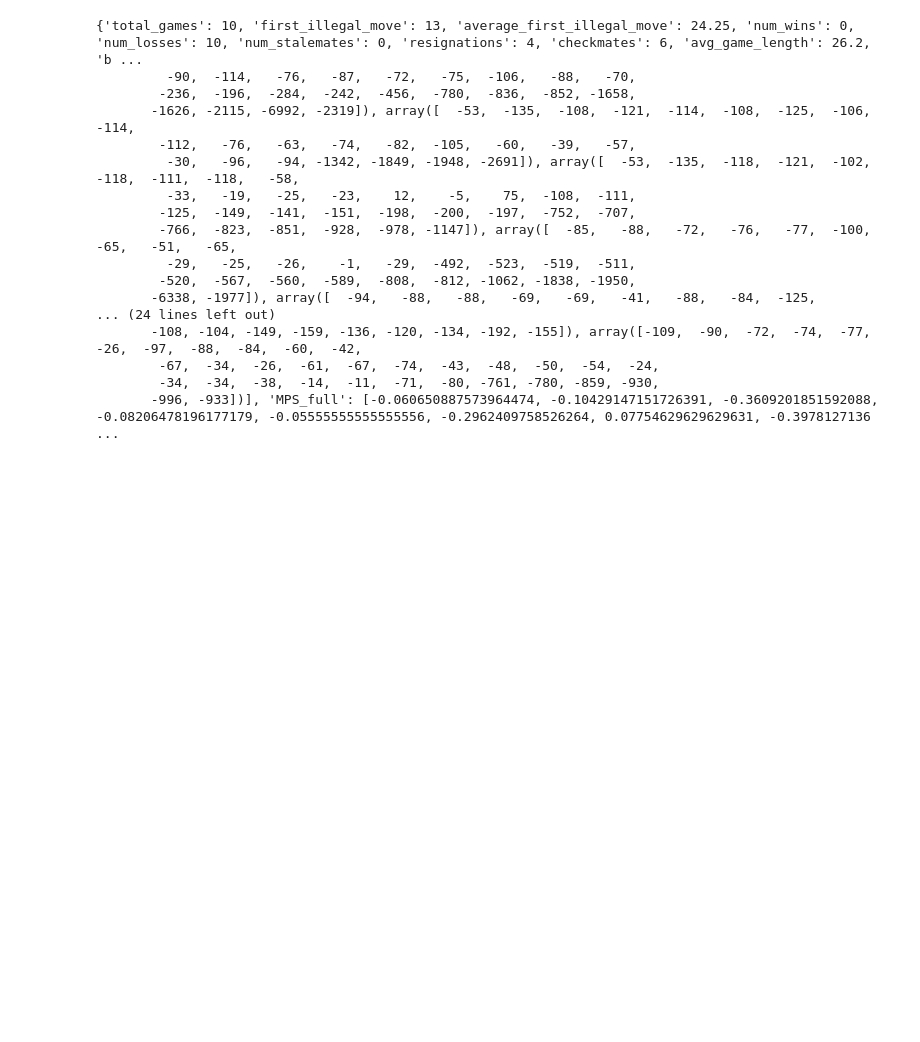
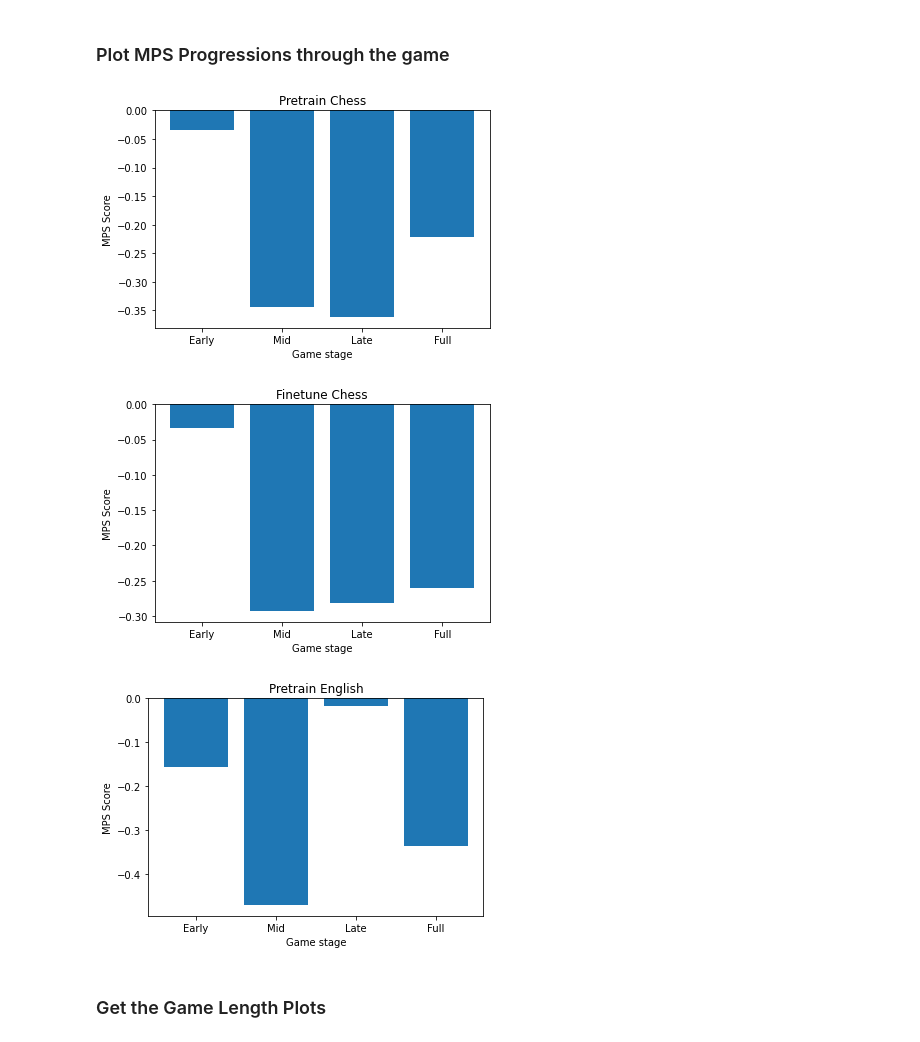
Before and after one commit to HarryMellsop/chept-2, a Jupyter notebook: analytics/analytics-notebook-gui.ipynb, the cells around one changed output. Drawn from its saved outputs; the diff is of its cells as text; code cells hidden in the pictures; blank space fills up the shorter version.

Commit message:
Updated analytics files

```diff
--- a/analytics/analytics-notebook-gui.ipynb
+++ b/analytics/analytics-notebook-gui.ipynb
@@ -7,25 +7,34 @@ base_path = './ckpts/ckpts-through-time'
 parameter_paths = ['pretrain_chess.pt', 'finetune_chess.pt', 'pretrain_english.pt'] # + ['finetune_commentary.pt']
 # %%
 with open(f'anal_pretrain_chess.pt.anal', 'rb') as f:
-    analytics = pickel.load(f)
+    analytics_pretrain_chess = pickel.load(f)
+
+with open(f'anal_finetune_chess.pt.anal', 'rb') as f:
+    analytics_finetune_chess = pickel.load(f)
+
+with open(f'anal_pretrain_english.pt.anal', 'rb') as f:
+    analytics_pretrain_english = pickel.load(f)
-# %%
-def plot_MPS_progression(analytics):
-    x_axis = ['Early', 'Mid', '']
-# %% [output]
-{'total_games': 10, 'first_illegal_move': 13, 'average_first_illegal_move': 24.25, 'num_wins': 0, 'num_losses': 10, 'num_stalemates': 0, 'resignations': 4, 'checkmates': 6, 'avg_game_length': 26.2, 'b ...
-         -90,  -114,   -76,   -87,   -72,   -75,  -106,   -88,   -70,
-        -236,  -196,  -284,  -242,  -456,  -780,  -836,  -852, -1658,
-       -1626, -2115, -6992, -2319]), array([  -53,  -135,  -108,  -121,  -114,  -108,  -125,  -106,  -114,
-        -112,   -76,   -63,   -74,   -82,  -105,   -60,   -39,   -57,
-         -30,   -96,   -94, -1342, -1849, -1948, -2691]), array([  -53,  -135,  -118,  -121,  -102,  -118,  -111,  -118,   -58,
-         -33,   -19,   -25,   -23,    12,    -5,    75,  -108,  -111,
-        -125,  -149,  -141,  -151,  -198,  -200,  -197,  -752,  -707,
-        -766,  -823,  -851,  -928,  -978, -1147]), array([  -85,   -88,   -72,   -76,   -77,  -100,   -65,   -51,   -65,
-         -29,   -25,   -26,    -1,   -29,  -492,  -523,  -519,  -511,
-        -520,  -567,  -560,  -589,  -808,  -812, -1062, -1838, -1950,
-       -6338, -1977]), array([  -94,   -88,   -88,   -69,   -69,   -41,   -88,   -84,  -125,
-... (24 lines left out)
-       -108, -104, -149, -159, -136, -120, -134, -192, -155]), array([-109,  -90,  -72,  -74,  -77,  -26,  -97,  -88,  -84,  -60,  -42,
-        -67,  -34,  -26,  -61,  -67,  -74,  -43,  -48,  -50,  -54,  -24,
-        -34,  -34,  -38,  -14,  -11,  -71,  -80, -761, -780, -859, -930,
-       -996, -933])], 'MPS_full': [-0.060650887573964474, -0.10429147151726391, -0.3609201851592088, -0.08206478196177179, -0.05555555555555556, -0.2962409758526264, 0.07754629629629631, -0.3978127136 ...
+# %% [markdown]
+### Plot MPS Progressions through the game
+# %%
+def plot_MPS_progression(analytics, title=""):
+    x_axis = ['Early', 'Mid', 'Late', 'Full']
+    MPS_early_mean = np.nanmean(analytics['MPS_early'])
+    MPS_mid_mean = np.nanmean(analytics['MPS_mid'])
+    MPS_late_mean = np.nanmean(analytics['MPS_late'])
+    MPS_full_mean = np.nanmean(analytics['MPS_full'])
+    plt.bar(np.arange(4), [MPS_early_mean, MPS_mid_mean, MPS_late_mean, MPS_full_mean], tick_label = x_axis)
+    plt.xlabel("Game stage")
+    plt.ylabel("MPS Score")
+    plt.title(title)
+    plt.show()
+# %%
+plot_MPS_progression(analytics_pretrain_chess, title="Pretrain Chess")
+plot_MPS_progression(analytics_finetune_chess, title="Finetune Chess")
+plot_MPS_progression(analytics_pretrain_english, title="Pretrain English")
+# %% [output]
+[figure, added]
+[figure, added]
+[figure, added]
+# %% [markdown]
+### Get the Game Length Plots
```
Also changed, not shown: parts of 3 cells of this notebook, 3 other files.
